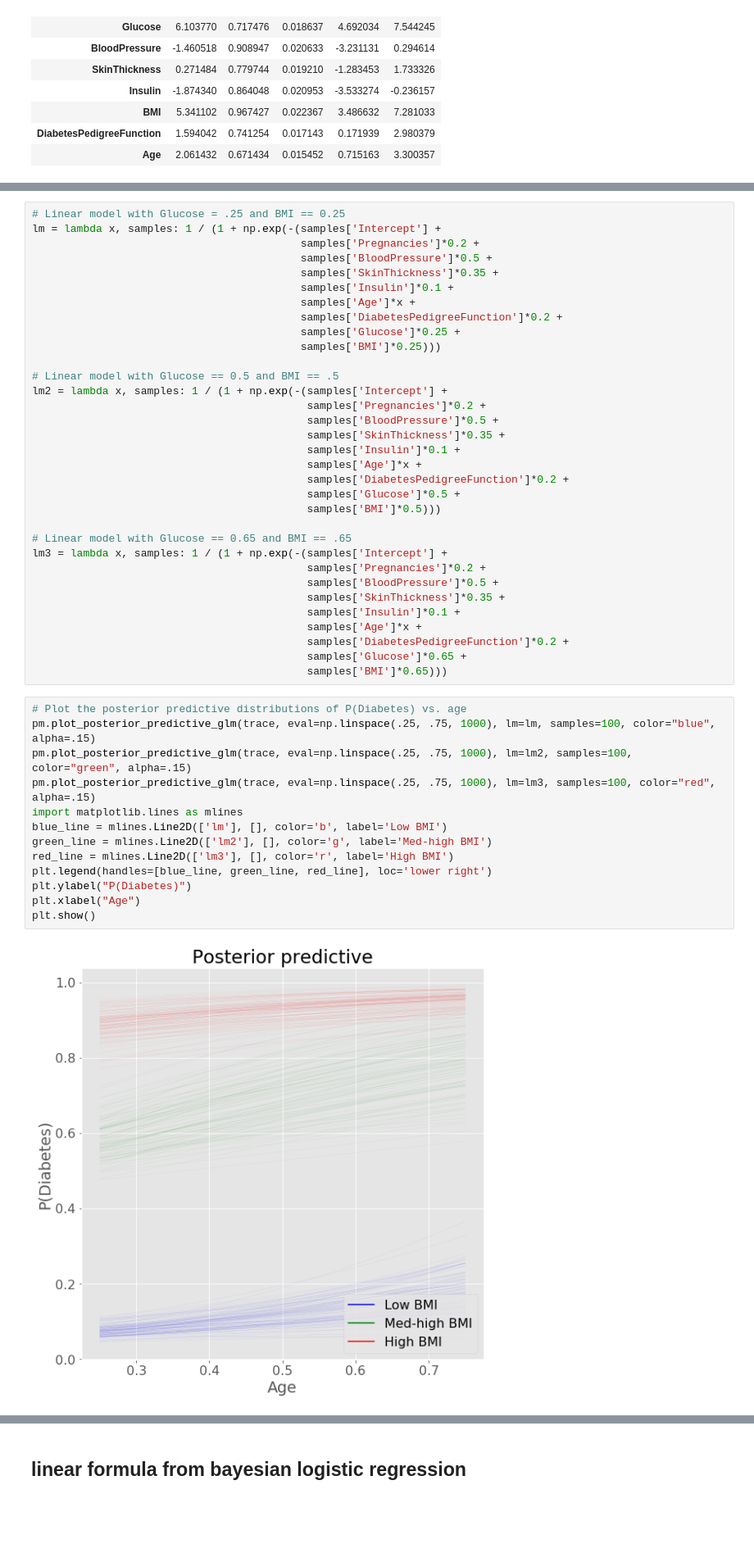
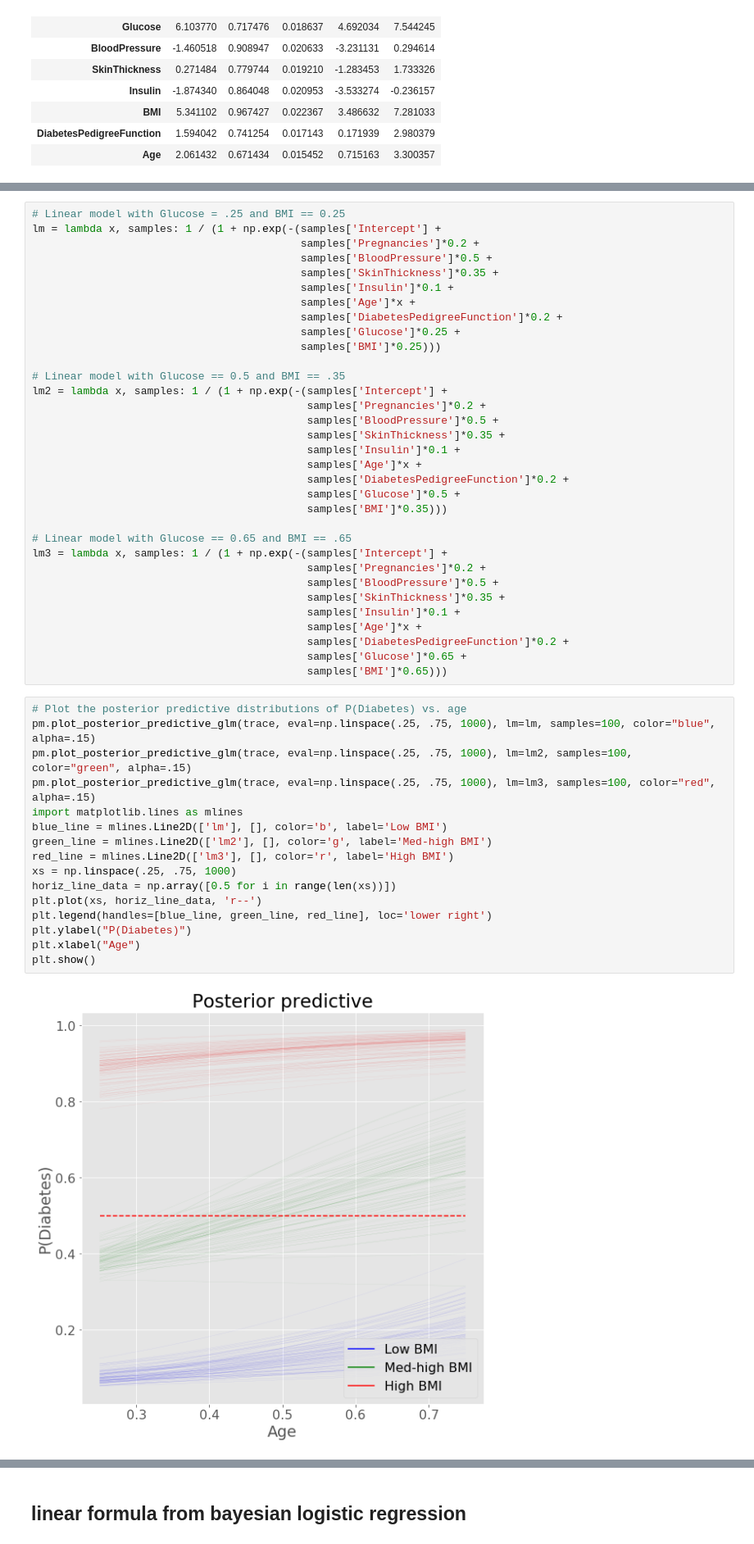
Before and after one commit to matthewmacleod/mkm_notebooks, a Jupyter notebook: mkm_diabetes_bayesian_modeling.ipynb, the cells around one changed output, grey strips where cells are left out. Shown at 82% size. Cells and saved outputs as stored; diff of their text form; blank space fills up the shorter version.

```diff
--- a/mkm_diabetes_bayesian_modeling.ipynb
+++ b/mkm_diabetes_bayesian_modeling.ipynb
@@ -556,7 +556,7 @@ lm = lambda x, samples: 1 / (1 + np.exp(-(samples['Intercept'] +
                                           samples['Glucose']*0.25 +
                                           samples['BMI']*0.25)))
 
-# Linear model with Glucose == 0.5 and BMI == .5
+# Linear model with Glucose == 0.5 and BMI == .35
 lm2 = lambda x, samples: 1 / (1 + np.exp(-(samples['Intercept'] +
                                            samples['Pregnancies']*0.2 +
                                            samples['BloodPressure']*0.5 +
@@ -565,7 +565,7 @@ lm2 = lambda x, samples: 1 / (1 + np.exp(-(samples['Intercept'] +
                                            samples['Age']*x +
                                            samples['DiabetesPedigreeFunction']*0.2 +
                                            samples['Glucose']*0.5 +
-                                           samples['BMI']*0.5)))
+                                           samples['BMI']*0.35)))
 
 # Linear model with Glucose == 0.65 and BMI == .65
 lm3 = lambda x, samples: 1 / (1 + np.exp(-(samples['Intercept'] +
@@ -580,15 +580,18 @@ lm3 = lambda x, samples: 1 / (1 + np.exp(-(samples['Intercept'] +
 # %%
 # Plot the posterior predictive distributions of P(Diabetes) vs. age
 pm.plot_posterior_predictive_glm(trace, eval=np.linspace(.25, .75, 1000), lm=lm, samples=100, color="blue", alpha=.15)
 pm.plot_posterior_predictive_glm(trace, eval=np.linspace(.25, .75, 1000), lm=lm2, samples=100, color="green", alpha=.15)
 pm.plot_posterior_predictive_glm(trace, eval=np.linspace(.25, .75, 1000), lm=lm3, samples=100, color="red", alpha=.15)
 import matplotlib.lines as mlines
 blue_line = mlines.Line2D(['lm'], [], color='b', label='Low BMI')
 green_line = mlines.Line2D(['lm2'], [], color='g', label='Med-high BMI')
 red_line = mlines.Line2D(['lm3'], [], color='r', label='High BMI')
+xs = np.linspace(.25, .75, 1000)
+horiz_line_data = np.array([0.5 for i in range(len(xs))])
+plt.plot(xs, horiz_line_data, 'r--')
 plt.legend(handles=[blue_line, green_line, red_line], loc='lower right')
 plt.ylabel("P(Diabetes)")
 plt.xlabel("Age")
 plt.show()
 # %% [output]
-[figure, old version]
+[figure, new version]
```
Also changed, not shown: parts of 1 cell of this notebook.
